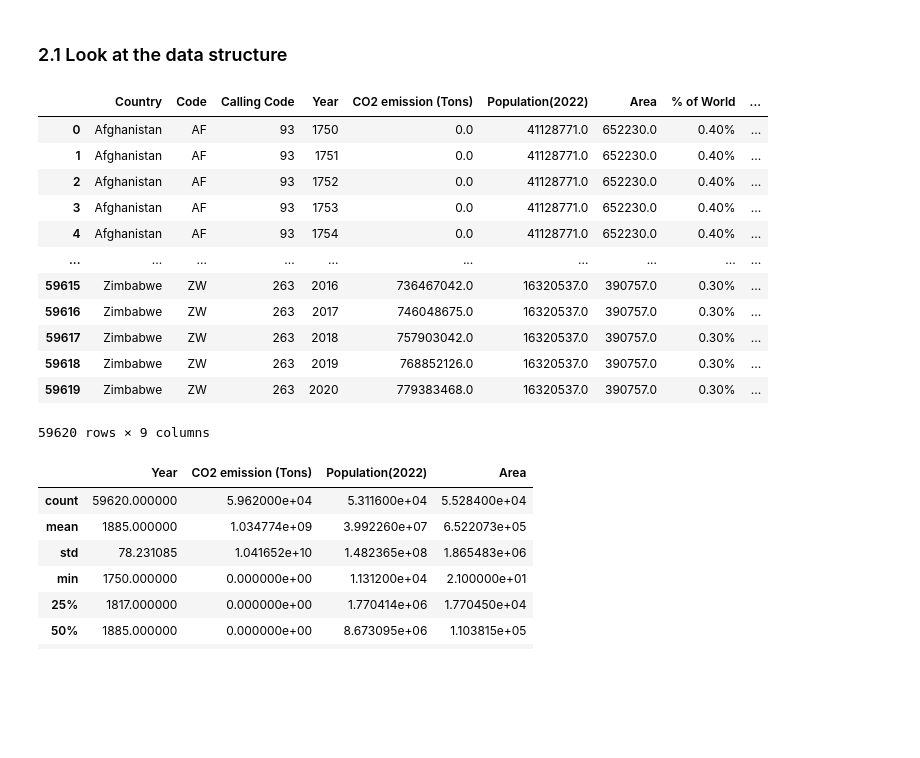
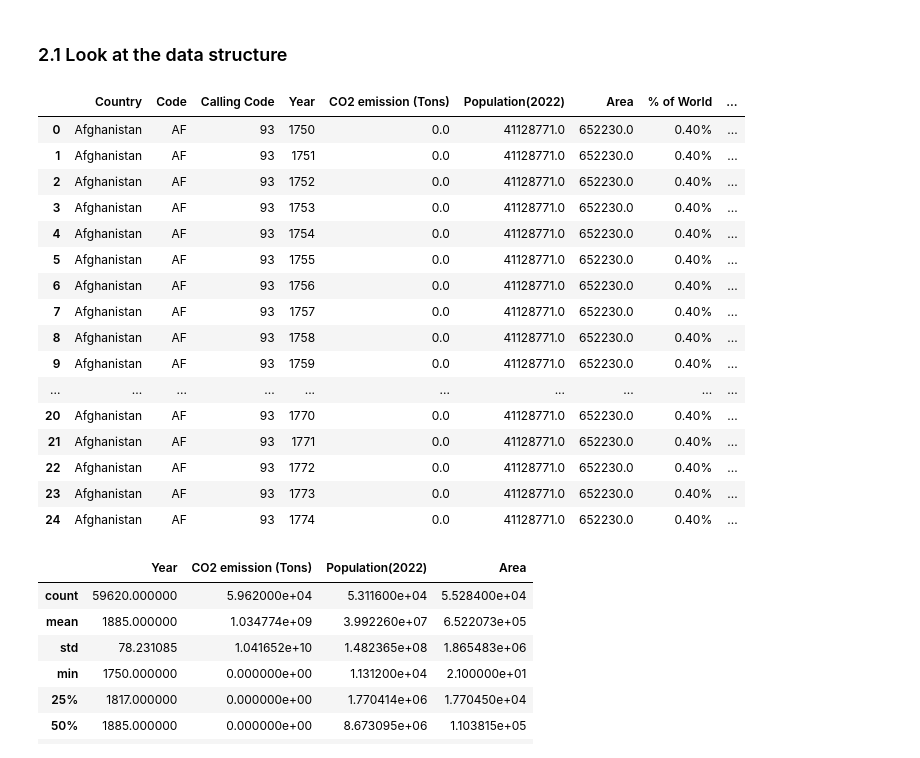
Before and after one commit to Nelius1k/Regression-Model, a Jupyter notebook: co2-Emissions.ipynb, the cells around one changed output. Saved outputs shown, nothing was run; the diff lists cells and outputs as text; code cells hidden in the pictures; blank space fills up the shorter version.

```diff
--- a/co2-Emissions.ipynb
+++ b/co2-Emissions.ipynb
@@ -28,21 +44,25 @@ countries_emissions = pd.read_csv(file_path, encoding='latin1')
 # %% [markdown]
 ### 2.1 Look at the data structure
 # %%
-countries_emissions
+countries_emissions.head(25)
 # %% [output]
 |  | Country | Code | Calling Code | Year | CO2 emission (Tons) | Population(2022) | Area | % of World | ... |
 | 0 | Afghanistan | AF | 93 | 1750 | 0.0 | 41128771.0 | 652230.0 | 0.40% | ... |
 | 1 | Afghanistan | AF | 93 | 1751 | 0.0 | 41128771.0 | 652230.0 | 0.40% | ... |
 | 2 | Afghanistan | AF | 93 | 1752 | 0.0 | 41128771.0 | 652230.0 | 0.40% | ... |
 | 3 | Afghanistan | AF | 93 | 1753 | 0.0 | 41128771.0 | 652230.0 | 0.40% | ... |
 | 4 | Afghanistan | AF | 93 | 1754 | 0.0 | 41128771.0 | 652230.0 | 0.40% | ... |
+| 5 | Afghanistan | AF | 93 | 1755 | 0.0 | 41128771.0 | 652230.0 | 0.40% | ... |
+| 6 | Afghanistan | AF | 93 | 1756 | 0.0 | 41128771.0 | 652230.0 | 0.40% | ... |
+| 7 | Afghanistan | AF | 93 | 1757 | 0.0 | 41128771.0 | 652230.0 | 0.40% | ... |
+| 8 | Afghanistan | AF | 93 | 1758 | 0.0 | 41128771.0 | 652230.0 | 0.40% | ... |
+| 9 | Afghanistan | AF | 93 | 1759 | 0.0 | 41128771.0 | 652230.0 | 0.40% | ... |
 | ... | ... | ... | ... | ... | ... | ... | ... | ... | ... |
-| 59615 | Zimbabwe | ZW | 263 | 2016 | 736467042.0 | 16320537.0 | 390757.0 | 0.30% | ... |
-| 59616 | Zimbabwe | ZW | 263 | 2017 | 746048675.0 | 16320537.0 | 390757.0 | 0.30% | ... |
-| 59617 | Zimbabwe | ZW | 263 | 2018 | 757903042.0 | 16320537.0 | 390757.0 | 0.30% | ... |
-| 59618 | Zimbabwe | ZW | 263 | 2019 | 768852126.0 | 16320537.0 | 390757.0 | 0.30% | ... |
-| 59619 | Zimbabwe | ZW | 263 | 2020 | 779383468.0 | 16320537.0 | 390757.0 | 0.30% | ... |
+| 20 | Afghanistan | AF | 93 | 1770 | 0.0 | 41128771.0 | 652230.0 | 0.40% | ... |
+| 21 | Afghanistan | AF | 93 | 1771 | 0.0 | 41128771.0 | 652230.0 | 0.40% | ... |
+| 22 | Afghanistan | AF | 93 | 1772 | 0.0 | 41128771.0 | 652230.0 | 0.40% | ... |
+| 23 | Afghanistan | AF | 93 | 1773 | 0.0 | 41128771.0 | 652230.0 | 0.40% | ... |
+| 24 | Afghanistan | AF | 93 | 1774 | 0.0 | 41128771.0 | 652230.0 | 0.40% | ... |
-59620 rows × 9 columns
 # %%
 countries_emissions.describe()
 # %% [output]
```
Also changed, not shown: parts of 2 cells of this notebook, 1 other file.
